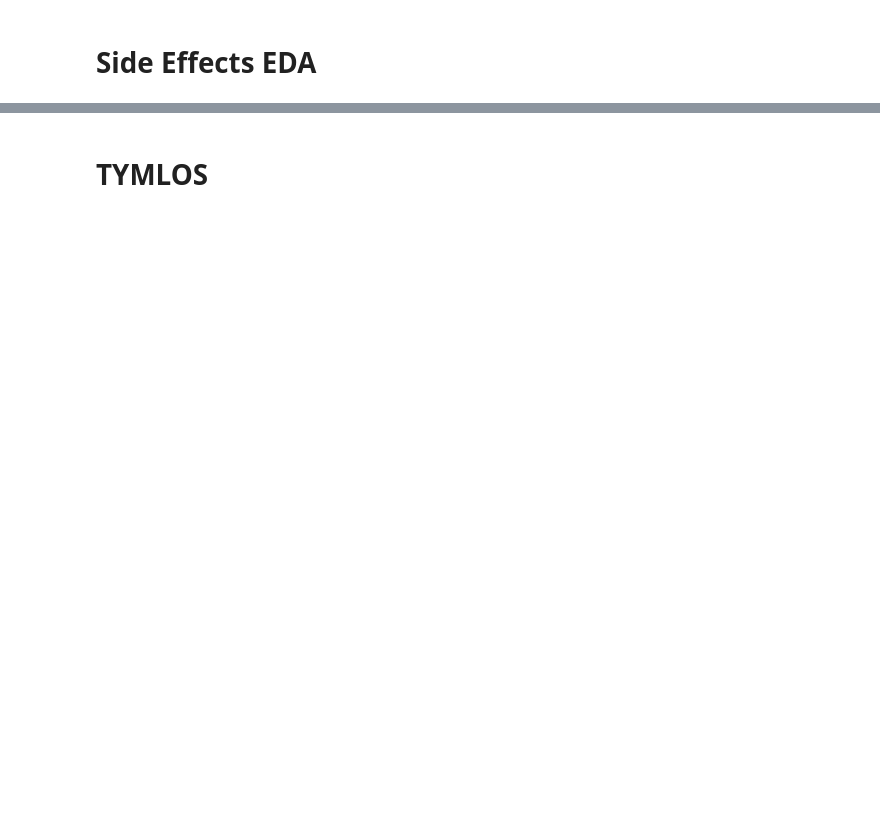
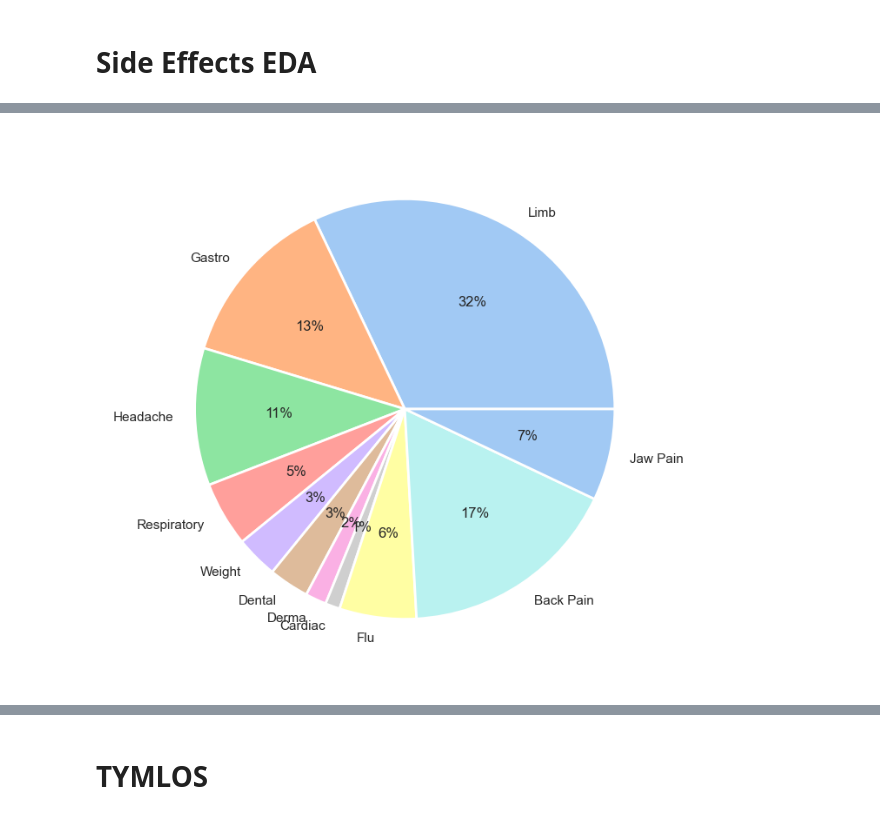
Before and after one commit to woonsupkim/DrugReview, a Jupyter notebook: Woon_after_Classification.ipynb, the cells around one changed output, grey strips where cells are left out. Cells and saved outputs as stored; diff of their text form; code cells hidden in the pictures; blank space fills up the shorter version.

```diff
--- a/Woon_after_Classification.ipynb
+++ b/Woon_after_Classification.ipynb
@@ -172,5 +215,5 @@ for j in range(len(df)):
 # %%
 #df.to_csv('data/updated_df.csv')
 # %%
-df['max'] = df[['limb pain_m', 'gastrointestinal_m', 'dental_m', 'cardiac_m', 'dermatological_m', 'respiratory_m', 'weight gain and loss_m', 'headache_m', 'flu_m', 'body ache_m', 'back pain_m', 'jaw pain_m']].max(axis=1)
+df['max'] = df[['limb pain_m', 'gastrointestinal_m', 'dental_m', 'cardiac_m', 'dermatological_m', 'respiratory_m', 'weight gain and loss_m', 'headache_m', 'flu_m', 'back pain_m', 'jaw pain_m']].max(axis=1)
 df.head()
@@ -418,6 +475,12 @@ for i in range(len(df_side_effects)):
         side_tf.append('weight')
     elif df_side_effects['headache'][i] == 1:
         side_tf.append('headache')
+    elif df_side_effects['flu'][i] == 1:
+        side_tf.append('flu')
+    elif df_side_effects['back pain'][i] == 1:
+        side_tf.append('back pain')
+    elif df_side_effects['jaw pain'][i] == 1:
+        side_tf.append('jaw pain')
     else:
         side_tf.append('other')
 
@@ -437,6 +514,9 @@ df_derma = df_side_effects[df_side_effects['dermatological'] == 1]
 df_resp = df_side_effects[df_side_effects['respiratory'] == 1]
 df_weight = df_side_effects[df_side_effects['weight'] == 1]
 df_headache = df_side_effects[df_side_effects['headache'] == 1]
+df_flu = df_side_effects[df_side_effects['flu'] == 1]
+df_back = df_side_effects[df_side_effects['back pain'] == 1]
+df_jaw = df_side_effects[df_side_effects['jaw pain'] == 1]
 # %%
 total = len(df_side_effects)
 print('limb side effects: ', round((len(df_limb)/total)*100,2), '%')
@@ -450,19 +545,21 @@ print('cardiac side effects: ', round((len(df_cardiac)/total)*100,2), '%')
 # %%
 sns.set(rc={"figure.dpi":200, 'savefig.dpi':200},
         font_scale=0.5,
         style="white"
         )
 
 #define data
-data = [round((len(df_limb)/total)*100,2), round((len(df_gastro)/total)*100,2), round((len(df_headache)/total)*100,2), round((len(df_resp)/total)*100,2), round((len(df_weight)/total)*100,2), round((len(df_dental)/total)*100,2), round((len(df_derma)/total)*100,2), round((len(df_cardiac)/total)*100,2)]
-labels = ['Limb', 'Gastro', 'Headache', 'Respiratory', 'Weight', 'Dental', 'Derma', 'Cardiac' ]
+data = [round((len(df_limb)/total)*100,2), round((len(df_gastro)/total)*100,2), round((len(df_headache)/total)*100,2), round((len(df_resp)/total)*100,2), round((len(df_weight)/total)*100,2), round((len(df_dental)/total)*100,2), round((len(df_derma)/total)*100,2), round((len(df_cardiac)/total)*100,2), round((len(df_flu)/total)*100,2), round((len(df_back)/total)*100,2), round((len(df_jaw)/total)*100,2)]
+labels = ['Limb', 'Gastro', 'Headache', 'Respiratory', 'Weight', 'Dental', 'Derma', 'Cardiac', 'Flu', 'Back Pain', 'Jaw Pain' ]
 
 #define Seaborn color palette to use
-colors = sns.color_palette('pastel')[0:8]
+colors = sns.color_palette('pastel')[0:11]
 
 #create pie chart
 plt.pie(data, labels = labels, colors = colors, autopct='%.0f%%')
 plt.show()
+# %% [output]
+[figure, added]
 # %%
 df_plot = df_limb.groupby(['Age', 'Review']).size().reset_index().pivot(columns='Review', index='Age', values=0)
 df_plot.plot(kind='bar', stacked=True, color=["skyblue", "gray"])
```
Also changed, not shown: parts of 61 cells of this notebook.
